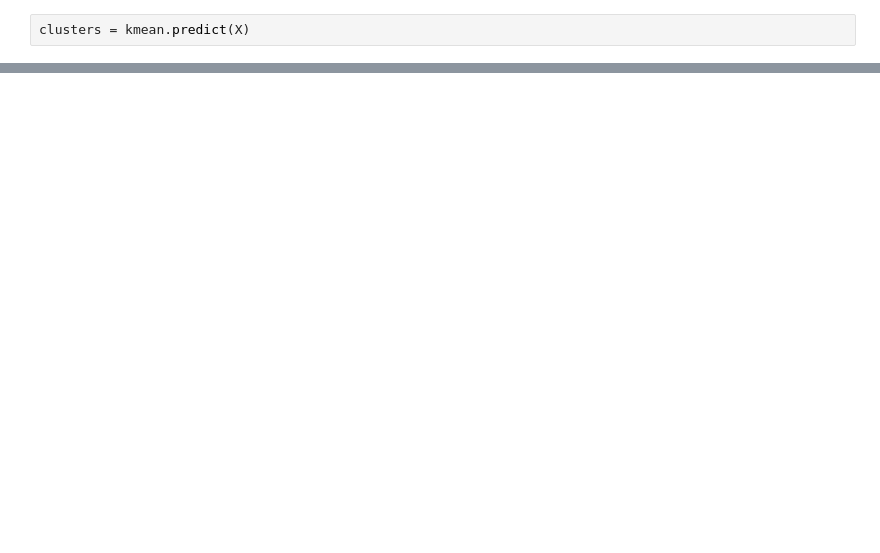
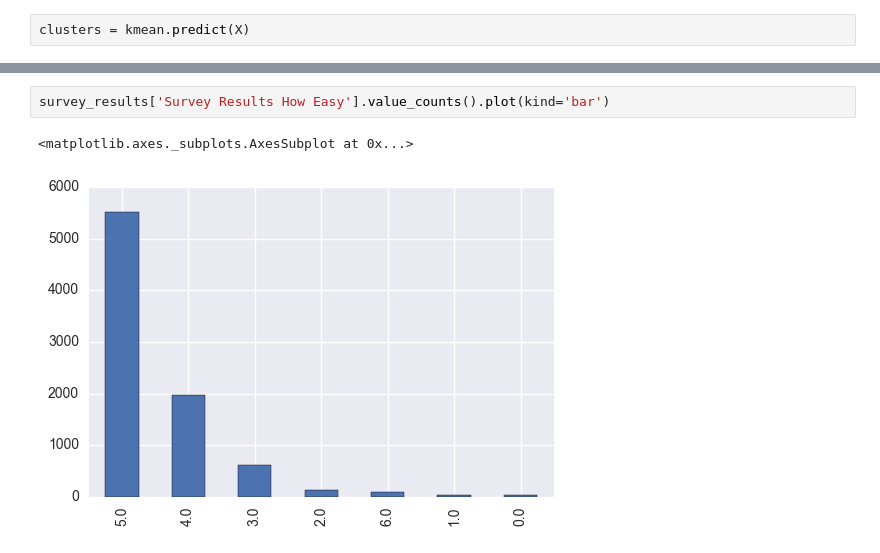
Before and after one commit to kcarano12/madison_reed_capstone, a Jupyter notebook: Capstone_EDA.ipynb, the cells around one changed output, grey strips where cells are left out. Saved outputs shown, nothing was run; the diff lists cells and outputs as text; blank space fills up the shorter version.

```diff
--- a/Capstone_EDA.ipynb
+++ b/Capstone_EDA.ipynb
@@ -385,0 +426,5 @@ plt.hist(clusters, bins=8)
+# %%
+survey_results['Survey Results How Easy'].value_counts().plot(kind='bar')
+# %% [output]
+<matplotlib.axes._subplots.AxesSubplot at 0x...>
+[figure, added]
```
Also changed, not shown: parts of 21 cells of this notebook, 1 other file.
